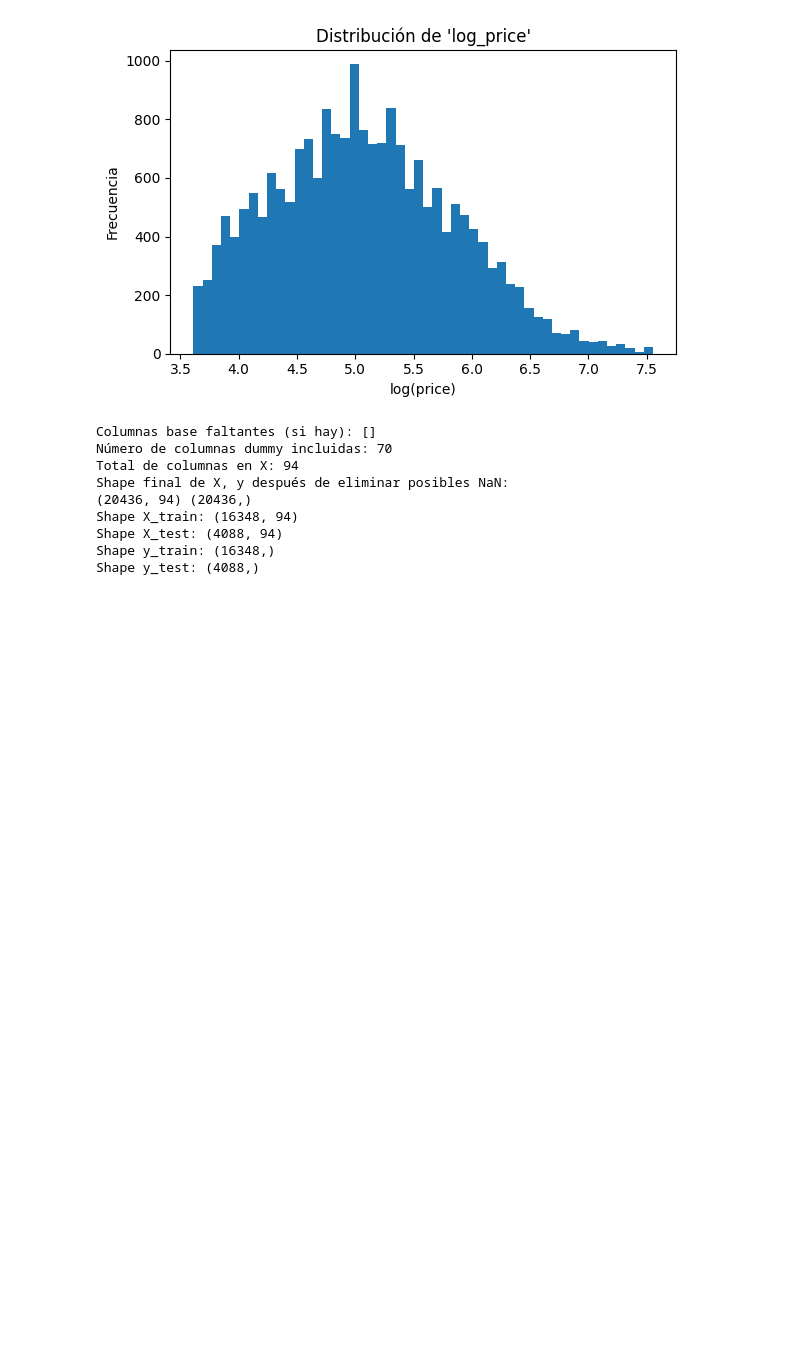
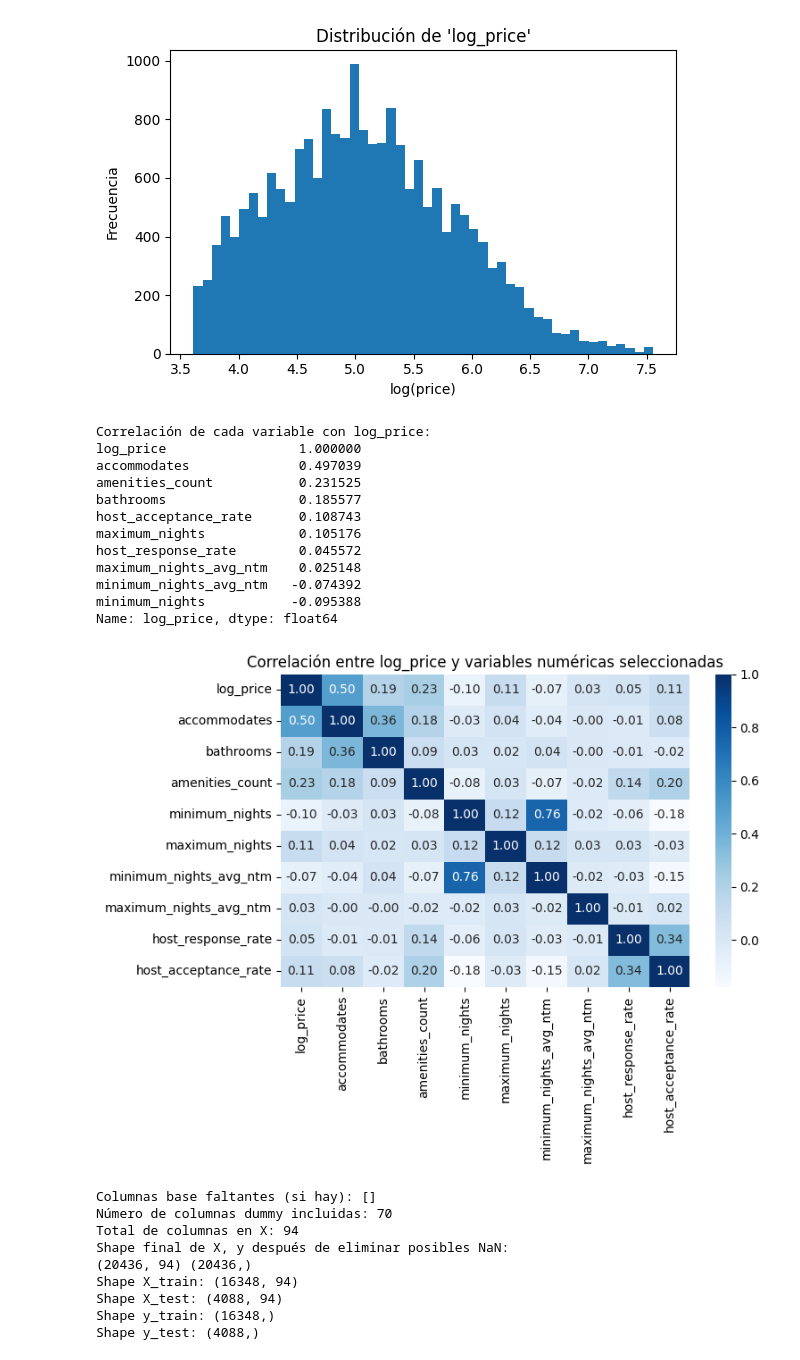
Before and after one commit to smelomunoz/Repo_Proyecto_Final, a Jupyter notebook: Modelo_Regresion/Modelo_Regresion.ipynb, the cells around one changed output. Saved outputs shown, nothing was run; the diff lists cells and outputs as text; code cells hidden in the pictures; blank space fills up the shorter version.

Commit message:
Correlación con log_price

```diff
--- a/Modelo_Regresion/Modelo_Regresion.ipynb
+++ b/Modelo_Regresion/Modelo_Regresion.ipynb
@@ -94,6 +94,52 @@ min          3.610918
 max          7.554859
 Name: log_price, dtype: float64
 [figure]
+# %%
+import seaborn as sns
+
+# Selecciono columnas numéricas relevantes para revisar correlación
+num_cols_corr = [
+    "log_price",
+    "accommodates",
+    "bathrooms",
+    "amenities_count",
+    "minimum_nights",
+    "maximum_nights",
+    "minimum_nights_avg_ntm",
+    "maximum_nights_avg_ntm",
+    "host_response_rate",
+    "host_acceptance_rate",
+]
+
+# Me quedo solo con las que existen en df_model1 (por si alguna no está)
+num_cols_corr = [c for c in num_cols_corr if c in df_model1.columns]
+
+# Matriz de correlación
+corr_matrix = df_model1[num_cols_corr].corr()
+
+print("Correlación de cada variable con log_price:")
+print(corr_matrix["log_price"].sort_values(ascending=False))
+
+# Heatmap para visualizar mejor
+plt.figure(figsize=(8, 6))
+sns.heatmap(corr_matrix, annot=True, cmap="Blues", fmt=".2f")
+plt.title("Correlación entre log_price y variables numéricas seleccionadas")
+plt.tight_layout()
+plt.show()
+# %% [output]
+Correlación de cada variable con log_price:
+log_price                 1.000000
+accommodates              0.497039
+amenities_count           0.231525
+bathrooms                 0.185577
+host_acceptance_rate      0.108743
+maximum_nights            0.105176
+host_response_rate        0.045572
+maximum_nights_avg_ntm    0.025148
+minimum_nights_avg_ntm   -0.074392
+minimum_nights           -0.095388
+Name: log_price, dtype: float64
+[figure, added]
 # %%
 from sklearn.model_selection import train_test_split
 
```
